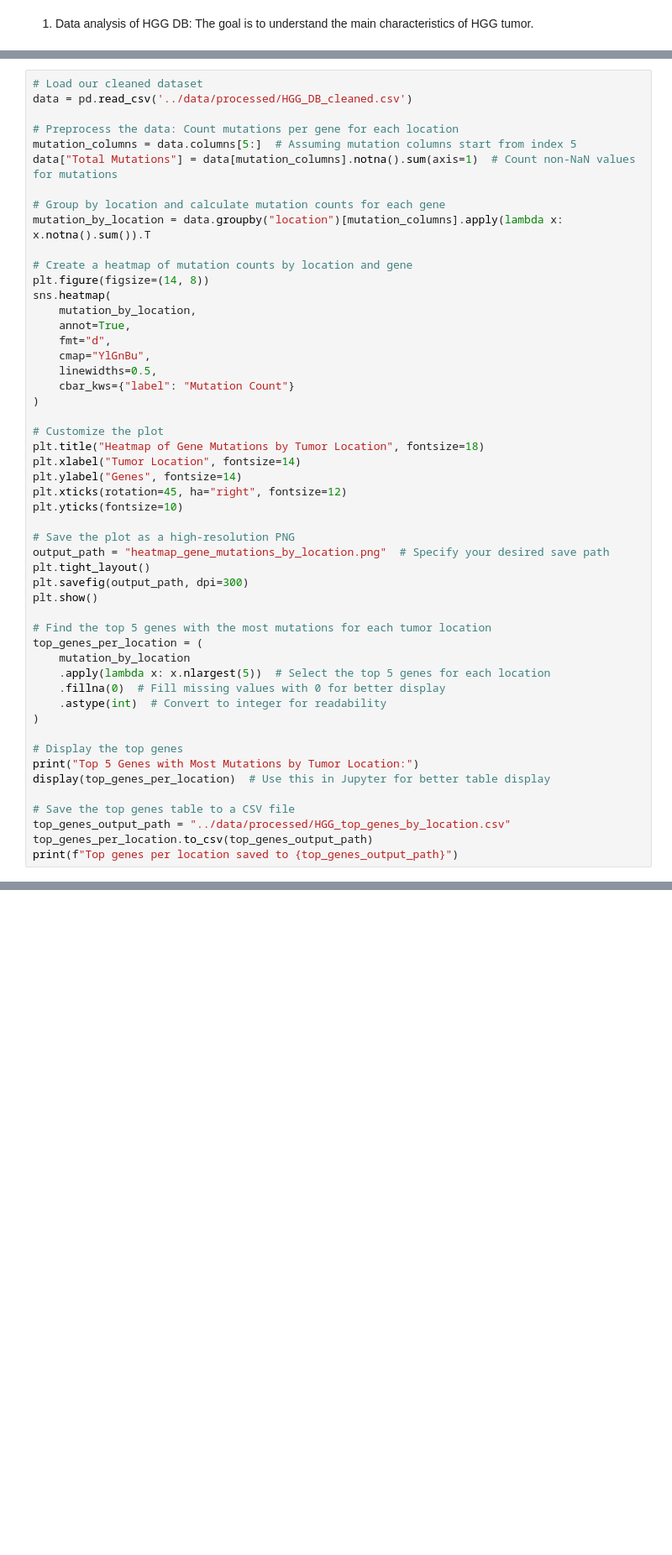
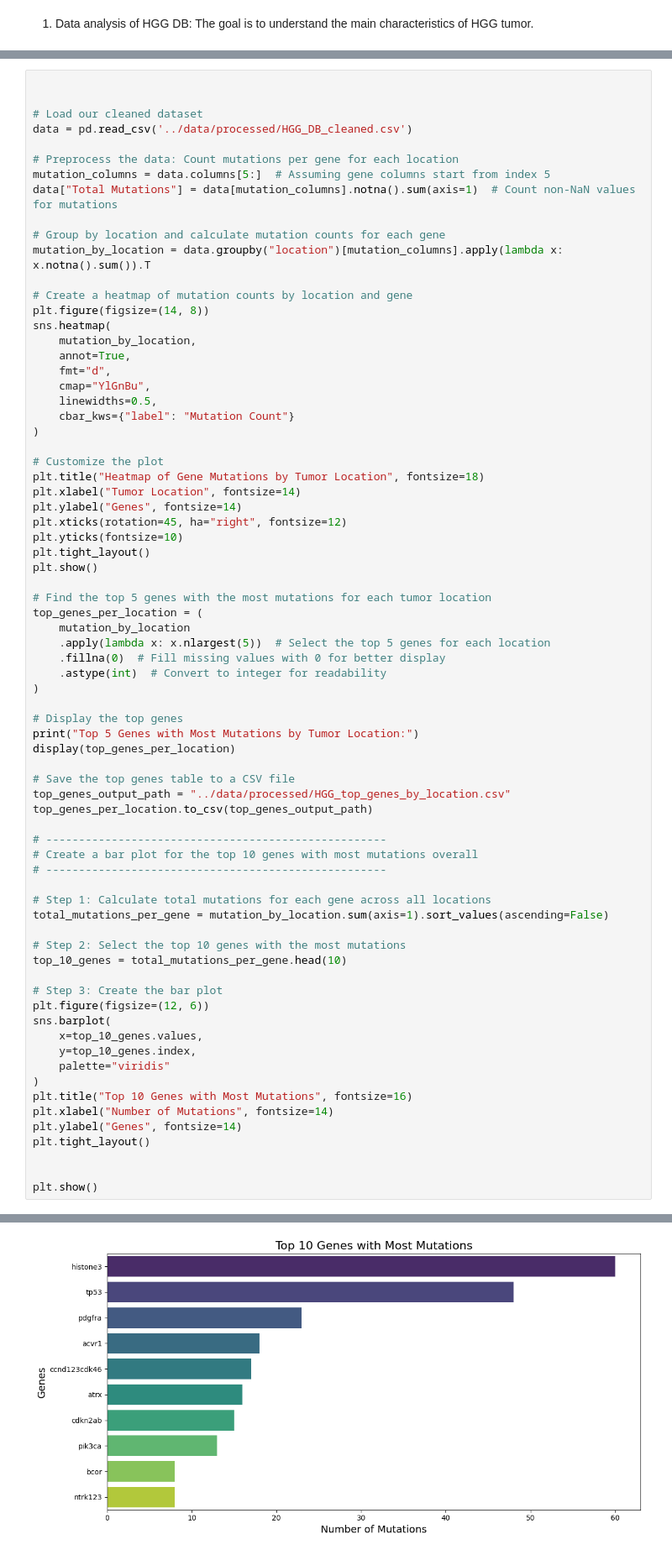
Before and after one commit to In-is/Final-Project-Inbal-and-Mor, a Jupyter notebook: notebooks/data_analysis.ipynb, the cells around one changed output, grey strips where cells are left out. Shown at 84% size. Drawn from its saved outputs; the diff is of its cells as text; blank space fills up the shorter version.

```diff
--- a/notebooks/data_analysis.ipynb
+++ b/notebooks/data_analysis.ipynb
@@ -45,11 +44,13 @@ Dataset loaded successfully. First 5 rows:
 
 [5 rows x 24 columns]
 # %%
+
+
 # Load our cleaned dataset
 data = pd.read_csv('../data/processed/HGG_DB_cleaned.csv')
 
 # Preprocess the data: Count mutations per gene for each location
-mutation_columns = data.columns[5:]  # Assuming mutation columns start from index 5
+mutation_columns = data.columns[5:]  # Assuming gene columns start from index 5
 data["Total Mutations"] = data[mutation_columns].notna().sum(axis=1)  # Count non-NaN values for mutations
 
 # Group by location and calculate mutation counts for each gene
@@ -72,11 +73,7 @@ plt.xlabel("Tumor Location", fontsize=14)
 plt.ylabel("Genes", fontsize=14)
 plt.xticks(rotation=45, ha="right", fontsize=12)
 plt.yticks(fontsize=10)
-
-# Save the plot as a high-resolution PNG
-output_path = "heatmap_gene_mutations_by_location.png"  # Specify your desired save path
 plt.tight_layout()
-plt.savefig(output_path, dpi=300)
 plt.show()
 
 # Find the top 5 genes with the most mutations for each tumor location
@@ -89,12 +86,36 @@ top_genes_per_location = (
 
 # Display the top genes
 print("Top 5 Genes with Most Mutations by Tumor Location:")
-display(top_genes_per_location)  # Use this in Jupyter for better table display
+display(top_genes_per_location)
 
 # Save the top genes table to a CSV file
 top_genes_output_path = "../data/processed/HGG_top_genes_by_location.csv"
 top_genes_per_location.to_csv(top_genes_output_path)
-print(f"Top genes per location saved to {top_genes_output_path}")
+
+# ----------------------------------------------------
+# Create a bar plot for the top 10 genes with most mutations overall
+# ----------------------------------------------------
+
+# Step 1: Calculate total mutations for each gene across all locations
+total_mutations_per_gene = mutation_by_location.sum(axis=1).sort_values(ascending=False)
+
+# Step 2: Select the top 10 genes with the most mutations
+top_10_genes = total_mutations_per_gene.head(10)
+
+# Step 3: Create the bar plot
+plt.figure(figsize=(12, 6))
+sns.barplot(
+    x=top_10_genes.values,
+    y=top_10_genes.index,
+    palette="viridis"
+)
+plt.title("Top 10 Genes with Most Mutations", fontsize=16)
+plt.xlabel("Number of Mutations", fontsize=14)
+plt.ylabel("Genes", fontsize=14)
+plt.tight_layout()
+
+
+plt.show()
 # %% [output]
 [figure]
 Top 5 Genes with Most Mutations by Tumor Location:
@@ -111 +134,2 @@ Top genes per location saved to ../data/processed/HGG_top_genes_by_location.csv
+[figure, added]
 # %% [markdown]
```
Also changed, not shown: parts of 9 cells of this notebook, 10 other files.
